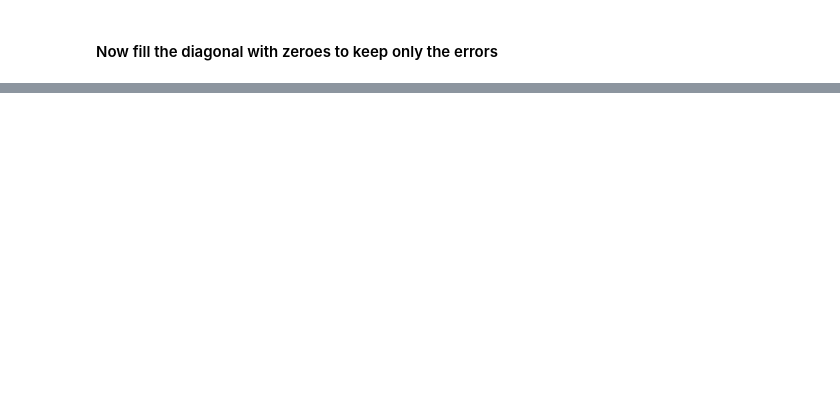
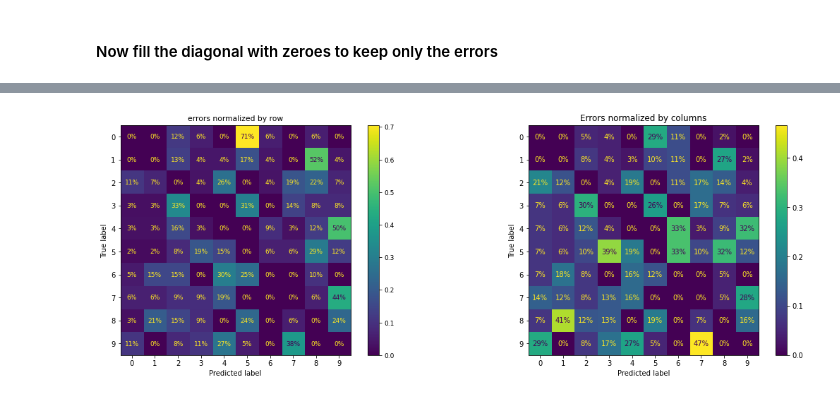
Before and after one commit to ARKA1112/HOML_AurelienG, a Jupyter notebook: chap3_classification.ipynb, the cells around one changed output, grey strips where cells are left out. Cells and saved outputs as stored; diff of their text form; code cells hidden in the pictures; blank space fills up the shorter version.

```diff
--- a/chap3_classification.ipynb
+++ b/chap3_classification.ipynb
@@ -663,0 +696,16 @@ plt.show()
+# %%
+#Plot of errors by row
+
+fig, axs = plt.subplots(nrows=1, ncols=2, figsize=(19,6))
+plt.rc('font',size=9)
+ConfusionMatrixDisplay.from_predictions(y_train[:2000], y_train_pred,ax = axs[0], sample_weight=sample_weight,normalize='true', values_format='.0%')
+axs[0].set_title("errors normalized by row")
+
+plt.rc('font', size=10)
+ConfusionMatrixDisplay.from_predictions(y_train[:2000], y_train_pred, ax=axs[1], normalize='pred', sample_weight=sample_weight,values_format='.0%')
+axs[1].set_title("Errors normalized by columns")
+
+plt.show()
+plt.rc('font', size=12)
+# %% [output]
+[figure, added]
```
Also changed, not shown: parts of 24 cells of this notebook.
